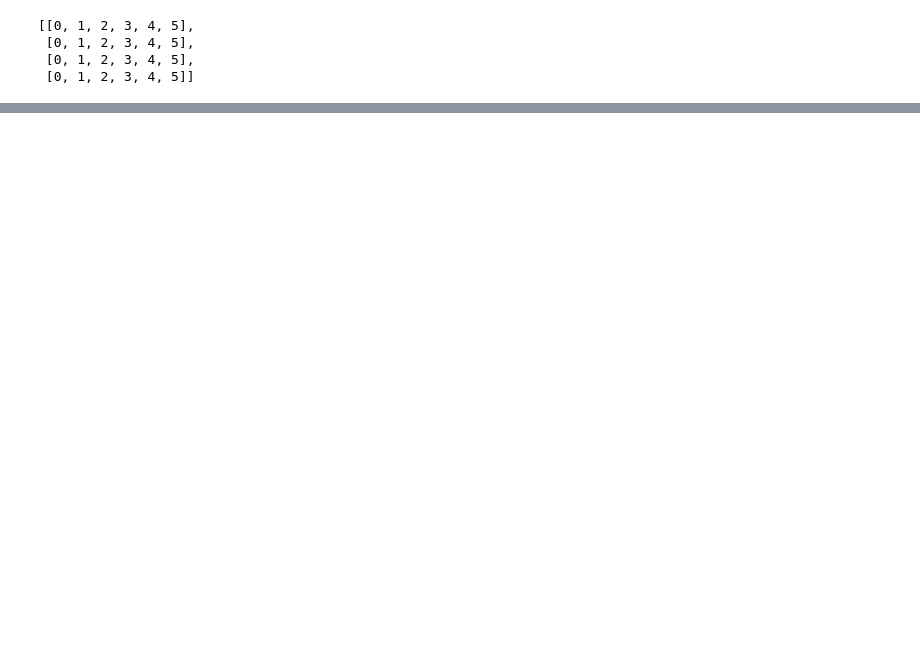
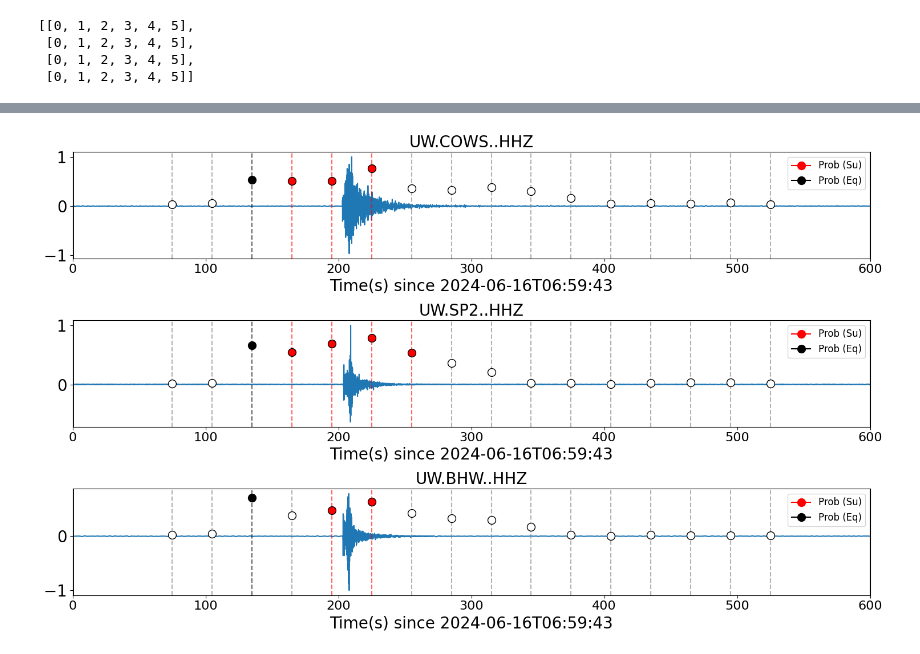
Before and after one commit to Akashkharita/Surface_Event_Detection, a Jupyter notebook: Notebooks/Automated_Surface_Event_Detection.ipynb, the cells around one changed output, grey strips where cells are left out. Saved outputs shown, nothing was run; the diff lists cells and outputs as text; code cells hidden in the pictures; blank space fills up the shorter version.

```diff
--- a/Notebooks/Automated_Surface_Event_Detection.ipynb
+++ b/Notebooks/Automated_Surface_Event_Detection.ipynb
@@ -307,0 +312,20 @@ plot_detection_results(st_overall_data = st_overall_data,
+# %%
+# startttime of trace
+starttime = obspy.UTCDateTime(2024,6,16,7,3,3) - 200
+
+# duration
+dur = 600
+
+# stations ID
+stations_id = ['UW.MARY',  'UW.MS99', 'UW.COWS', 'UW.SP2', 'UW.BHW']
+result_stns, index_stns, prob_stns, st_overall, st_overall_data, st_overall_times = surface_event_detection(starttime = starttime, stations_id = stations_id, dur = dur)
+# %%
+plot_detection_results(st_overall_data = st_overall_data,
+                       st_overall_times = st_overall_times,
+                       st_overall = st_overall,
+                       result_stns = result_stns,
+                       index_stns = index_stns,
+                       prob_stns = prob_stns,
+                       xlim = [0,dur],ev_markers = [0, dur])
+# %% [output]
+[figure, added]
```
Also changed, not shown: parts of 11 cells of this notebook, 4 other files.
